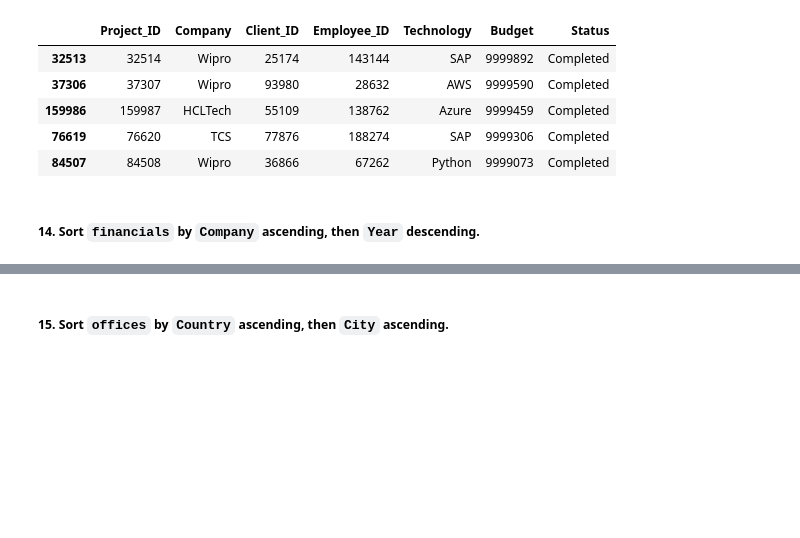
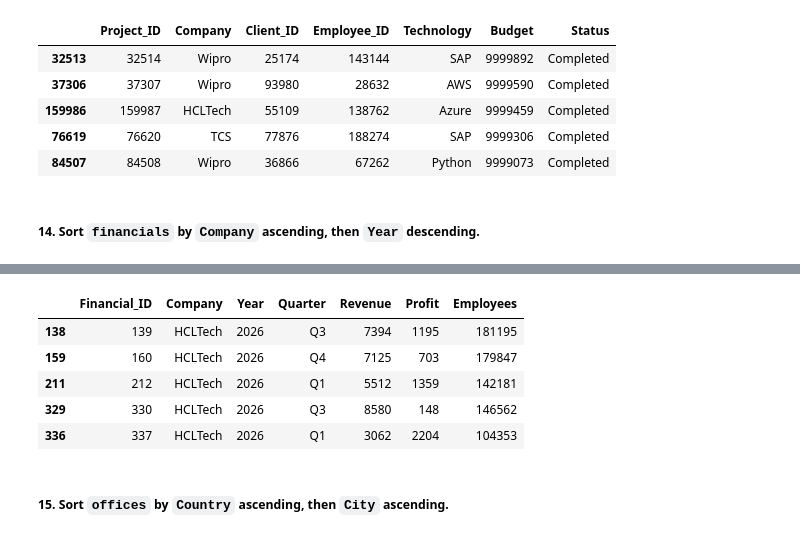
Before and after one commit to shiva3994/Projects, a Jupyter notebook: Python/L_Big4_India.ipynb, the cells around one changed output, grey strips where cells are left out. Drawn from its saved outputs; the diff is of its cells as text; code cells hidden in the pictures; blank space fills up the shorter version.

```diff
--- a/Python/L_Big4_India.ipynb
+++ b/Python/L_Big4_India.ipynb
@@ -1106,3 +1115,12 @@ data_dict['Projects'].sort_values(by=['Status','Budget'],ascending=[True,False])
+# %%
+data_dict['Company_Financials'].sort_values(by=['Company','Year'],ascending=[True,False]).head()
+# %% [output]
+|  | Financial_ID | Company | Year | Quarter | Revenue | Profit | Employees |
+| 138 | 139 | HCLTech | 2026 | Q3 | 7394 | 1195 | 181195 |
+| 159 | 160 | HCLTech | 2026 | Q4 | 7125 | 703 | 179847 |
+| 211 | 212 | HCLTech | 2026 | Q1 | 5512 | 1359 | 142181 |
+| 329 | 330 | HCLTech | 2026 | Q3 | 8580 | 148 | 146562 |
+| 336 | 337 | HCLTech | 2026 | Q1 | 3062 | 2204 | 104353 |
 # %% [markdown]
 ##### 15. Sort `offices` by `Country` ascending, then `City` ascending.
 # %%
```
Also changed, not shown: parts of 1 cell of this notebook.
